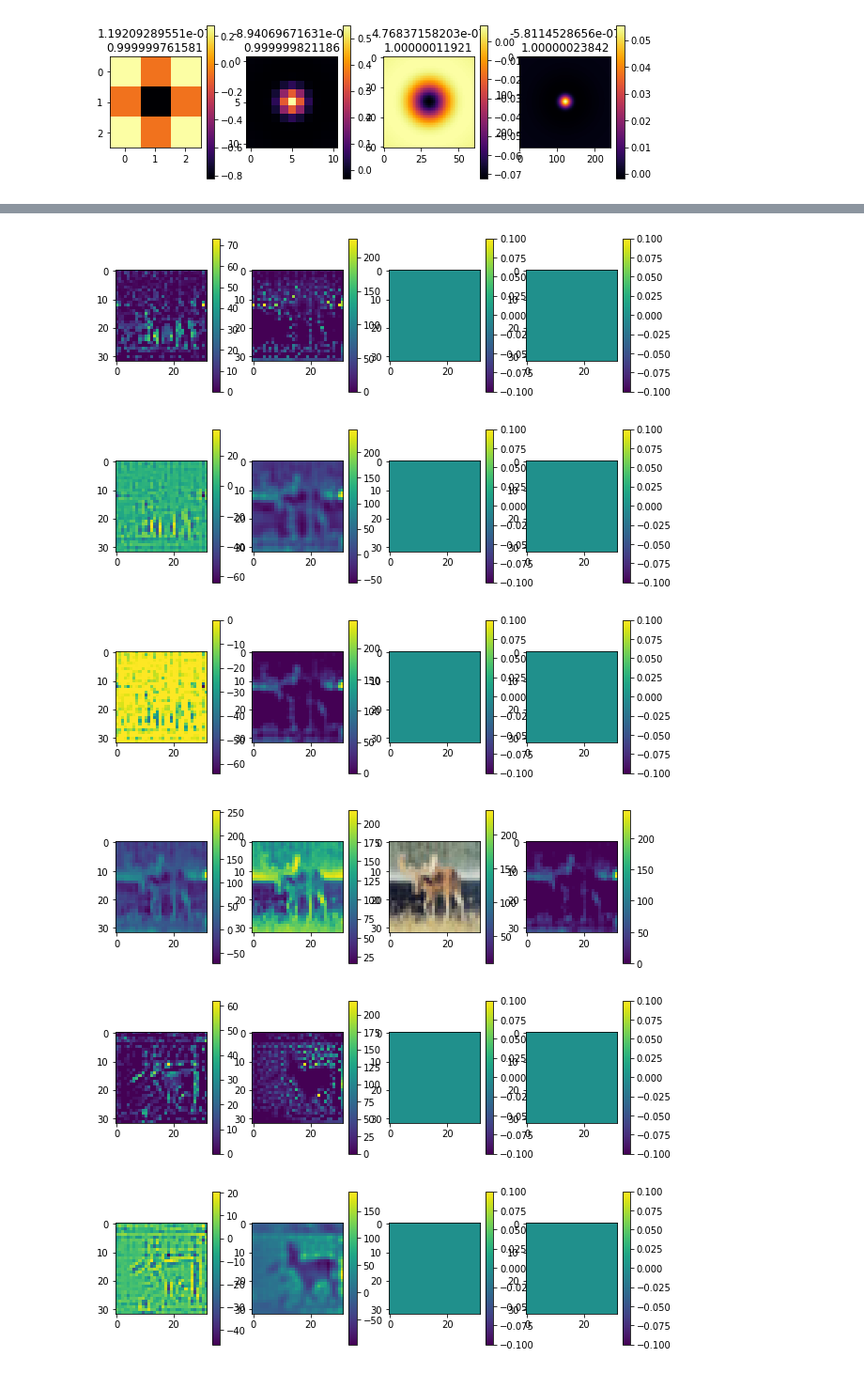
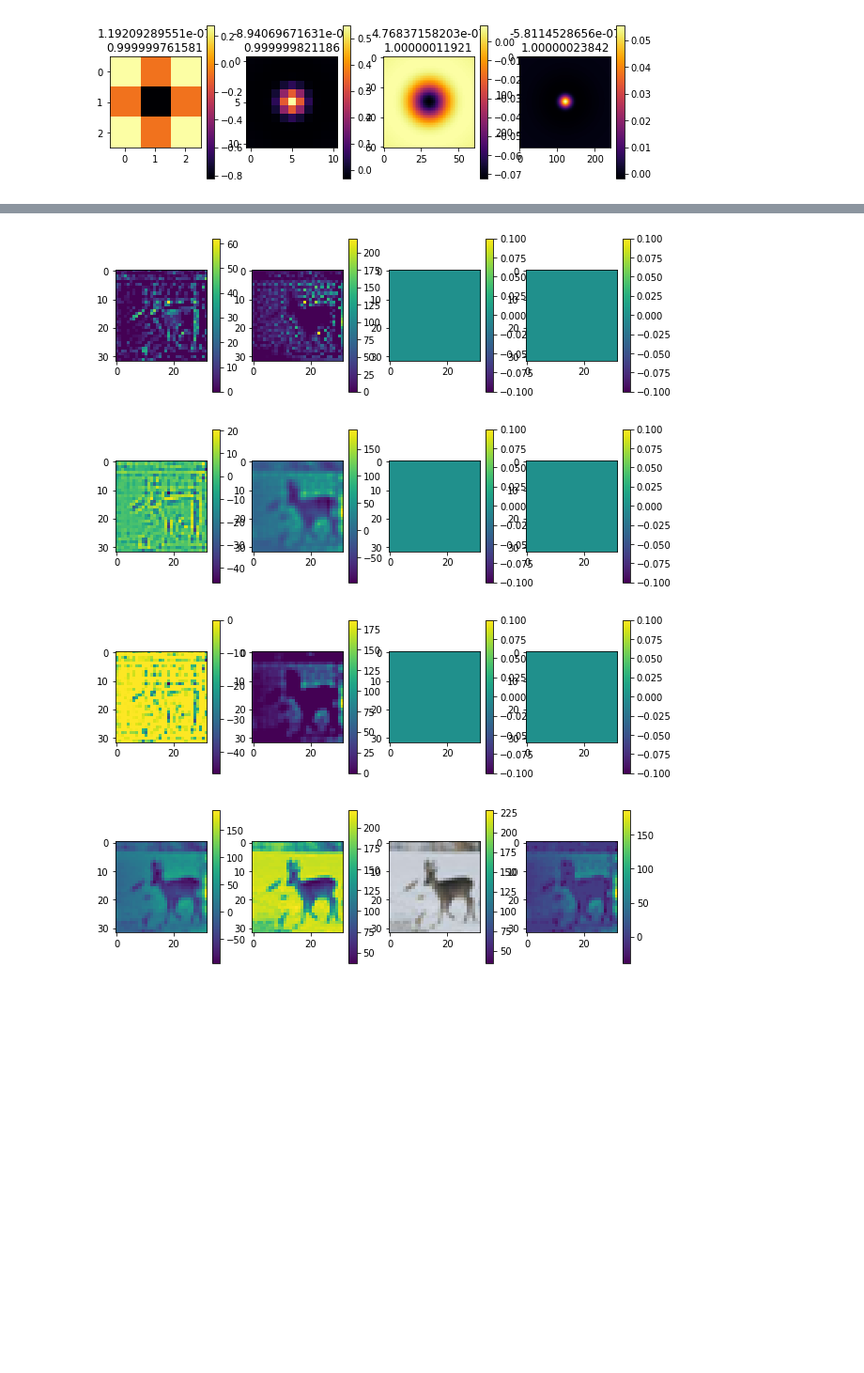
Before and after one commit to chanokin/convert_to_roc, a Jupyter notebook: test_read_cifar10.ipynb, the cells around one changed output, grey strips where cells are left out. Shown: that part at 94% size. Drawn from its saved outputs; the diff is of its cells as text; code cells hidden in the pictures; blank space fills up the shorter version.

```diff
--- a/test_read_cifar10.ipynb
+++ b/test_read_cifar10.ipynb
@@ -55,7 +73,7 @@ files = glob.glob(os.path.join(dir_name, '*'))
 
 spikes = []
 fw = 3.
-for f in files[-2:]:
+for f in files[-1:]:
     data = todict(np.load(f, allow_pickle=True))
     shape = data['grayscale_image'].shape
 
@@ -89,37 +107,36 @@ for f in files[-2:]:
         plt.colorbar(im)
 
     s = np.sum(conv_images, axis=0)
     c = np.sum(clipped_imgs, axis=0)
 #     s[:, -1] = 0
 #     s[:, 0] = 0
 #     s[-1, :] = 0
 #     s[0, :] = 0
 #     min_s = np.min(s)
 #     if min_s < 0:
 #         s += np.min(s)
 #     s = np.clip(s, 0, 255)
     plt.figure(figsize=(10, 3))
     ax = plt.subplot(1, 4, 1)
     im = plt.imshow(s)
     plt.colorbar(im)
 
     ax = plt.subplot(1, 4, 2)
     im = plt.imshow(data['grayscale_image'])
     plt.colorbar(im)
 
     ax = plt.subplot(1, 4, 3)
     im = plt.imshow(data['color_image'].astype('uint8'))
     plt.colorbar(im)
 
     ax = plt.subplot(1, 4, 4)
-    im = plt.imshow(np.clip(c, 0, 255))
+#     im = plt.imshow(np.clip(c, 0, 255))
+    im = plt.imshow(c)
     plt.colorbar(im)
 
     plt.show()
 # %% [output]
-[figure, old version]
+[figure, new version]
-[figure, old version]
+[figure, new version]
-[figure, old version]
+[figure, new version]
-[figure, old version]
+[figure, new version]
-[figure, removed]
-[figure, removed]
```
Also changed, not shown: parts of 6 cells of this notebook, 1 other file.
